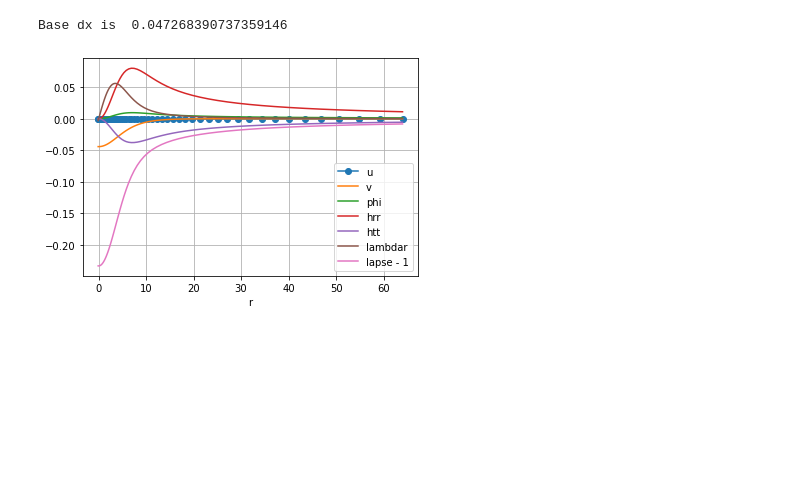
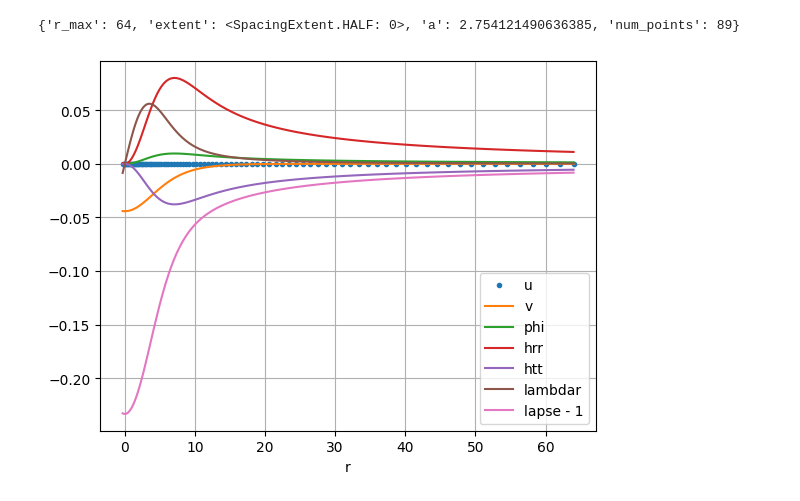
Before and after one commit to GRTLCollaboration/engrenage, a Jupyter notebook: examples/OscillatonEvolution.ipynb, the cells around one changed output. Drawn from its saved outputs; the diff is of its cells as text; code cells hidden in the pictures; blank space fills up the shorter version.

Commit message:
Adapt the notebook to new grid and derivative and fix some bugs.

```diff
--- a/examples/OscillatonEvolution.ipynb
+++ b/examples/OscillatonEvolution.ipynb
@@ -28,34 +29,47 @@ from source.Grid import *                                     # go here to look
+# %%
+# Input parameters for grid and evolution here
+r_max = 64 # outer edge of the grid (including ghosts)
+min_dr = 1 / 8
+max_dr = 2
+
+# SinhSpacing
+# params = SinhSpacing.get_parameters(r_max, min_dr, max_dr)
+# sp = SinhSpacing(**params)
+
+# CubicSpacing
+params = CubicSpacing.get_parameters(r_max, min_dr, max_dr)
+sp = CubicSpacing(**params)
+
+print(params)
+grid = Grid(sp)
+r = grid.r
+num_points = r.size
+# %% [output]
+{'r_max': 64, 'extent': <SpacingExtent.HALF: 0>, 'a': 2.754121490636385, 'num_points': 89}
 # %%
-# Input parameters for grid and evolution here
-max_r = 64.0 # outer edge of the grid (including ghosts)
-num_points_r = 64 # total (including ghosts)
-log_factor = 1.08 # increase in dr interval at each grid step
-my_grid = Grid(max_r, num_points_r, log_factor)
-r = my_grid.r_vector
-initial_state = get_initial_state(my_grid)
+initial_state = get_initial_state(grid)
 
 #unpackage the vector for readability
 (initial_u, initial_v , initial_phi, initial_hrr, initial_htt, initial_hpp,
  initial_K, initial_arr, initial_att, initial_app,
  initial_lambdar, initial_shiftr, initial_br, initial_lapse) = np.array_split(initial_state, NUM_VARS)
 
 #plot initial conditions
 plt.xlabel('r')
-plt.plot(r, initial_u, '-o', label='u') # zero, but plot as dots to see the grid
+plt.plot(r, initial_u, '.', label='u') # zero, but plot as dots to see the grid
 plt.plot(r, initial_v, label='v')
 plt.plot(r, initial_phi, label='phi')
 plt.plot(r, initial_hrr, label='hrr')
 plt.plot(r, initial_htt, label='htt')
 plt.plot(r, initial_lambdar, label='lambdar')
 #plt.plot(r, initial_shiftr, label='shiftr')
 plt.plot(r, initial_lapse-1, label='lapse - 1')
 plt.legend(loc='best')
 plt.grid()
 #plt.xlim(-0.25,5.0)
 #plt.ylim(-0.0005,0.0005)
 # %% [output]
-Base dx is  0.047268390737359146
-[figure, old version]
+[figure, new version]
 # %%
 # check the Hamiltonian constraint initially satisfied
 # apart from numerical errors
```
Also changed, not shown: parts of 8 cells of this notebook, 6 other files.
